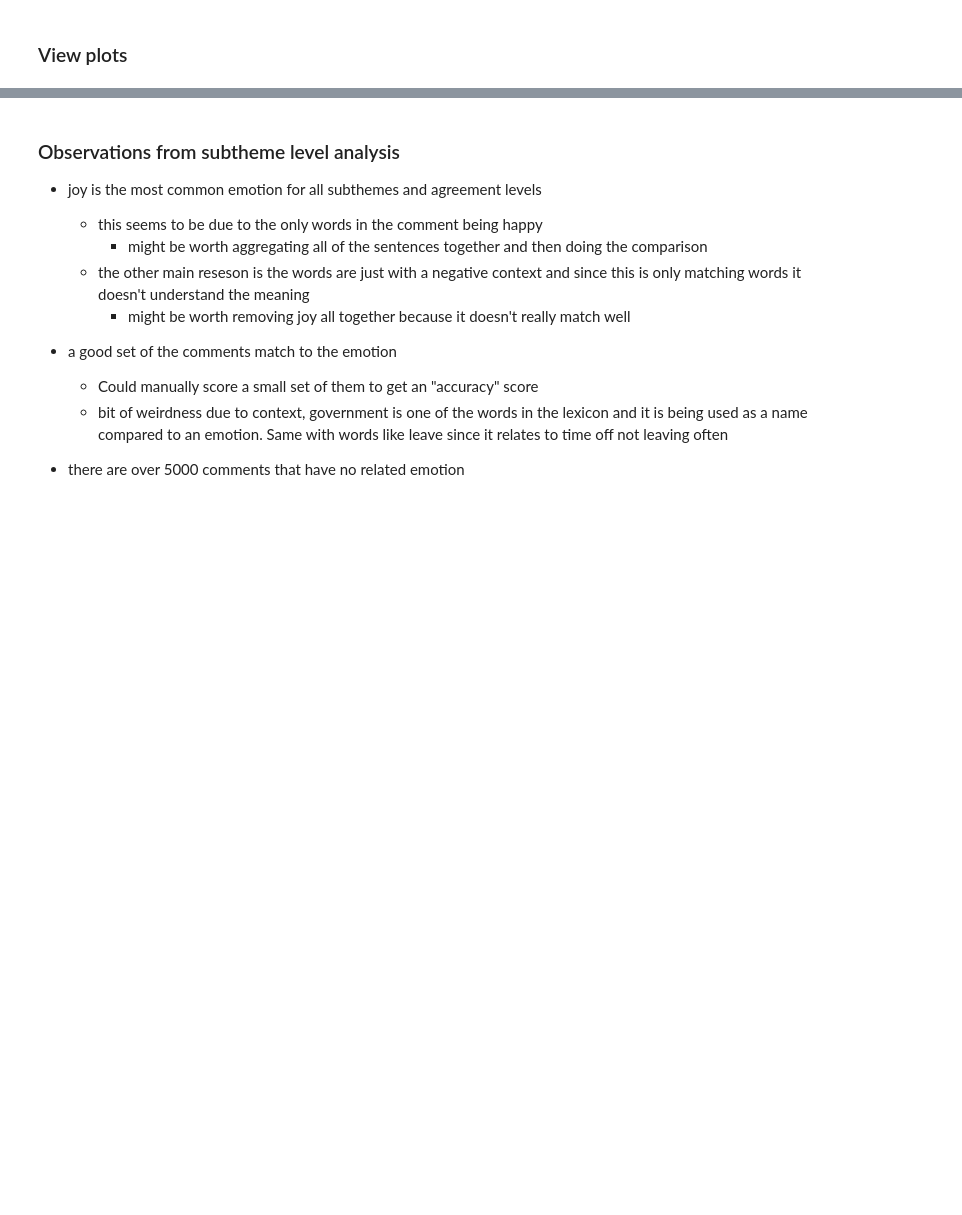
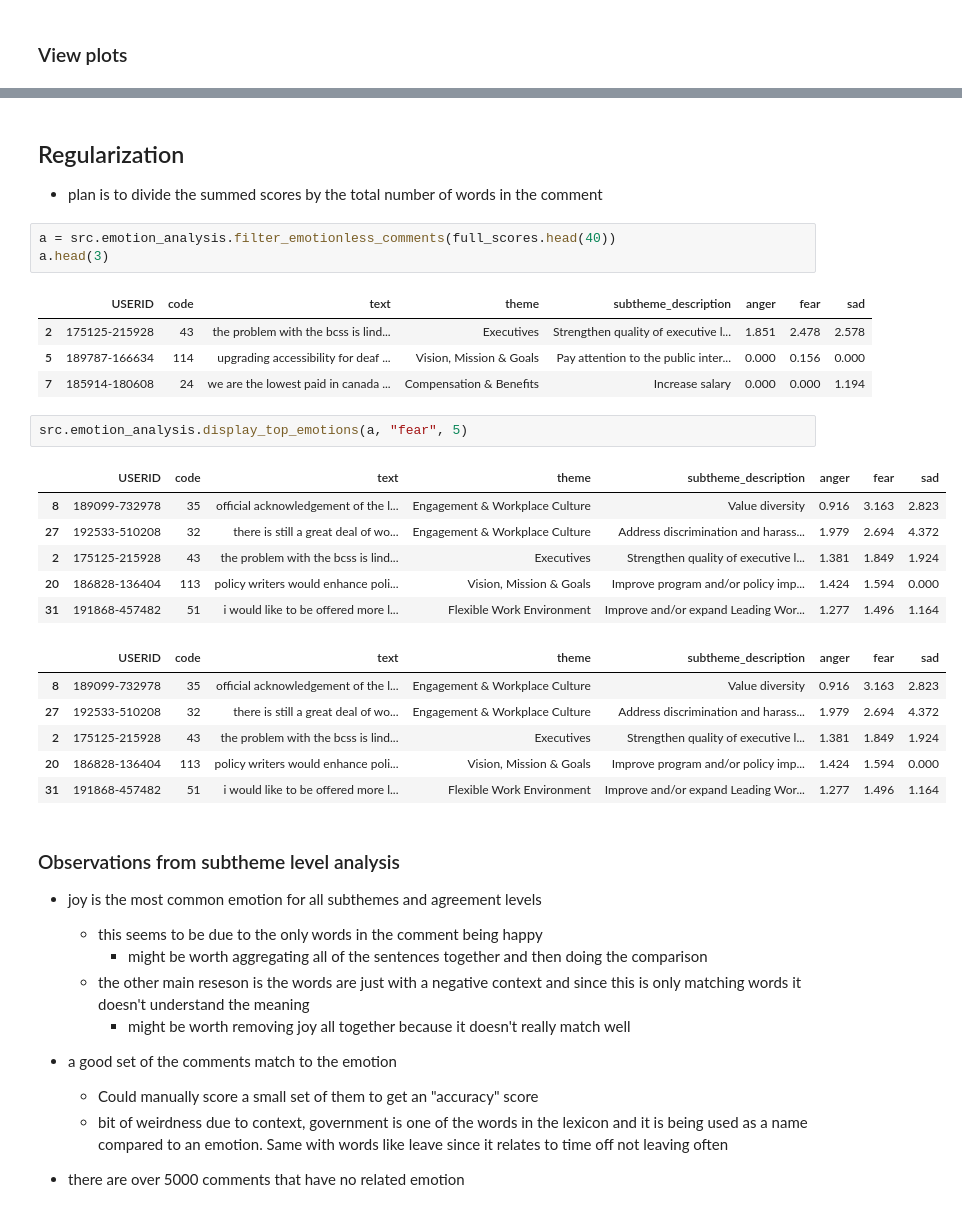
Before and after one commit to Jamienie/mds_capstone_bcstats, a Jupyter notebook: notebooks/ap_emotion_analysis_qual_to_quant.ipynb, the cells around one changed output, grey strips where cells are left out. Cells and saved outputs as stored; diff of their text form; blank space fills up the shorter version.

```diff
--- a/notebooks/ap_emotion_analysis_qual_to_quant.ipynb
+++ b/notebooks/ap_emotion_analysis_qual_to_quant.ipynb
@@ -123,3 +139,30 @@ for i in codes:
+# %% [markdown]
+## Regularization
+
+- plan is to divide the summed scores by the total number of words in the comment
+# %%
+a = src.emotion_analysis.filter_emotionless_comments(full_scores.head(40))
+a.head(3)
+# %% [output]
+|  | USERID | code | text | theme | subtheme_description | anger | fear | sad |
+| 2 | 175125-215928 | 43 | the problem with the bcss is lind... | Executives | Strengthen quality of executive l... | 1.851 | 2.478 | 2.578 |
+| 5 | 189787-166634 | 114 | upgrading accessibility for deaf ... | Vision, Mission & Goals | Pay attention to the public inter... | 0.000 | 0.156 | 0.000 |
+| 7 | 185914-180608 | 24 | we are the lowest paid in canada ... | Compensation & Benefits | Increase salary | 0.000 | 0.000 | 1.194 |
+# %%
+src.emotion_analysis.display_top_emotions(a, "fear", 5)
+# %% [output]
+|  | USERID | code | text | theme | subtheme_description | anger | fear | sad |
+| 8 | 189099-732978 | 35 | official acknowledgement of the l... | Engagement & Workplace Culture | Value diversity | 0.916 | 3.163 | 2.823 |
+| 27 | 192533-510208 | 32 | there is still a great deal of wo... | Engagement & Workplace Culture | Address discrimination and harass... | 1.979 | 2.694 | 4.372 |
+| 2 | 175125-215928 | 43 | the problem with the bcss is lind... | Executives | Strengthen quality of executive l... | 1.381 | 1.849 | 1.924 |
+| 20 | 186828-136404 | 113 | policy writers would enhance poli... | Vision, Mission & Goals | Improve program and/or policy imp... | 1.424 | 1.594 | 0.000 |
+| 31 | 191868-457482 | 51 | i would like to be offered more l... | Flexible Work Environment | Improve and/or expand Leading Wor... | 1.277 | 1.496 | 1.164 |
+|  | USERID | code | text | theme | subtheme_description | anger | fear | sad |
+| 8 | 189099-732978 | 35 | official acknowledgement of the l... | Engagement & Workplace Culture | Value diversity | 0.916 | 3.163 | 2.823 |
+| 27 | 192533-510208 | 32 | there is still a great deal of wo... | Engagement & Workplace Culture | Address discrimination and harass... | 1.979 | 2.694 | 4.372 |
+| 2 | 175125-215928 | 43 | the problem with the bcss is lind... | Executives | Strengthen quality of executive l... | 1.381 | 1.849 | 1.924 |
+| 20 | 186828-136404 | 113 | policy writers would enhance poli... | Vision, Mission & Goals | Improve program and/or policy imp... | 1.424 | 1.594 | 0.000 |
+| 31 | 191868-457482 | 51 | i would like to be offered more l... | Flexible Work Environment | Improve and/or expand Leading Wor... | 1.277 | 1.496 | 1.164 |
 # %% [markdown]
 ### Observations from subtheme level analysis
 
```
Also changed, not shown: parts of 55 cells of this notebook, 1 other file.
